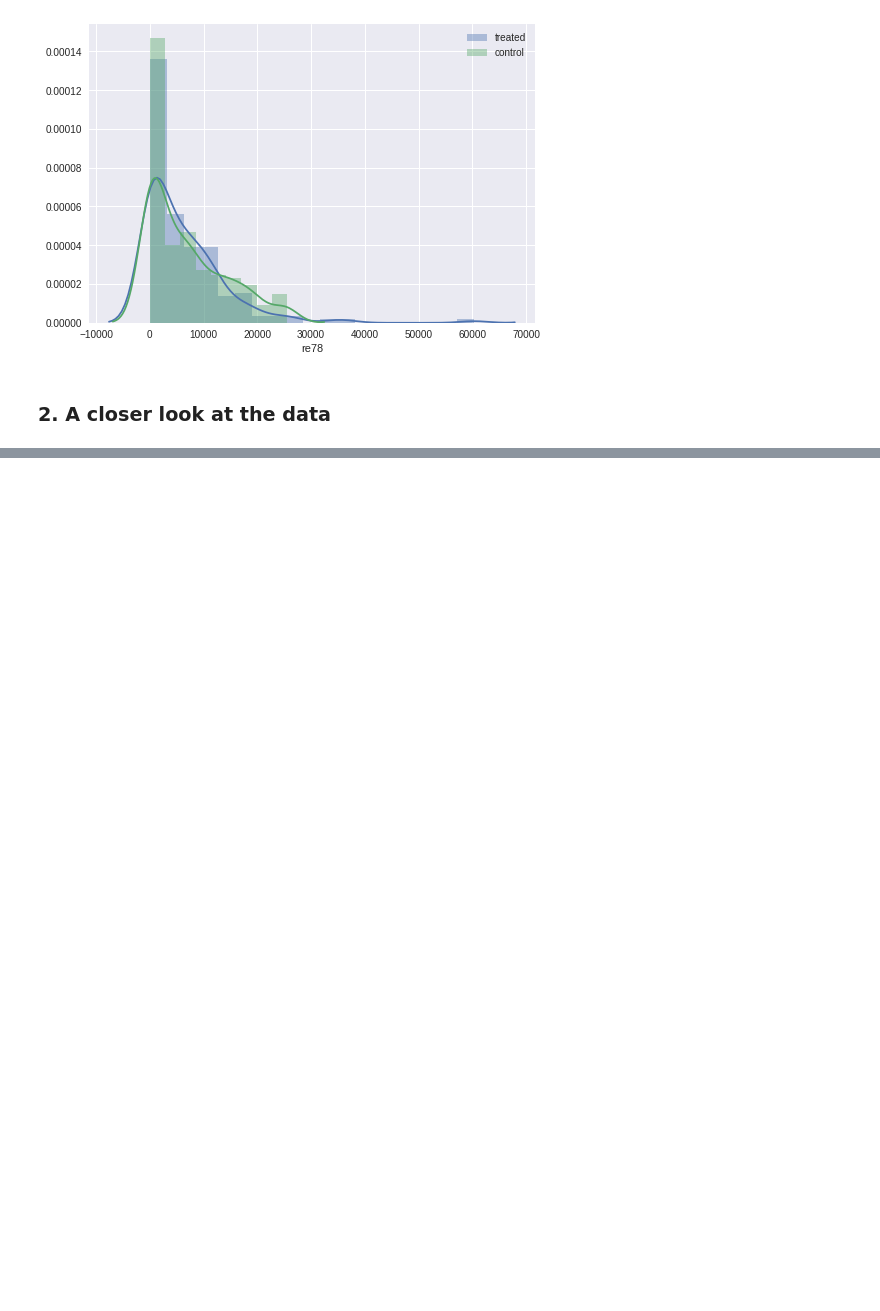
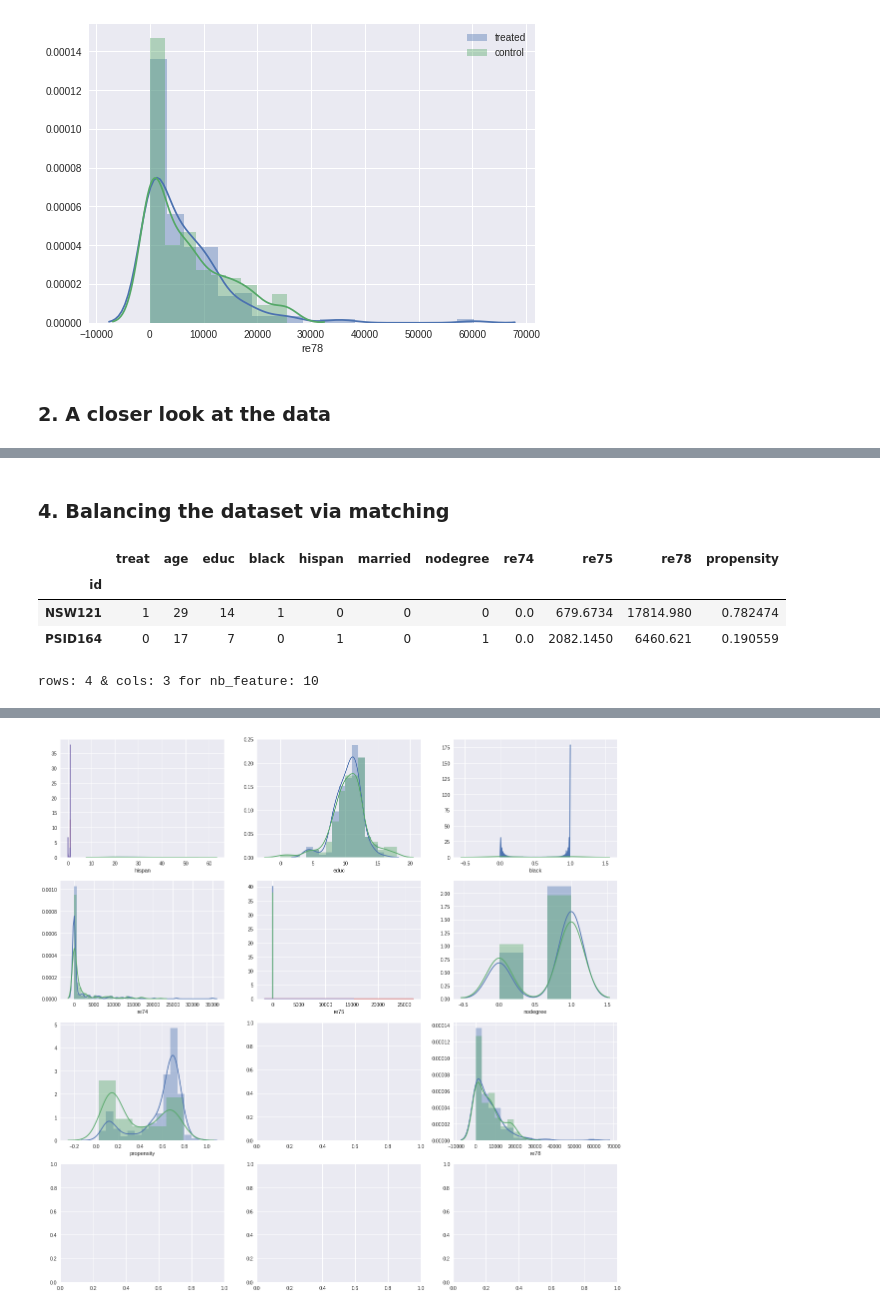
Before and after one commit to cgallay/Ada, a Jupyter notebook: Homework4/C_Homework4.ipynb, the cells around one changed output, grey strips where cells are left out. Saved outputs shown, nothing was run; the diff lists cells and outputs as text; code cells hidden in the pictures; blank space fills up the shorter version.

```diff
--- a/Homework4/C_Homework4.ipynb
+++ b/Homework4/C_Homework4.ipynb
@@ -87,0 +103,12 @@ df_all_summary
+# %%
+from sklearn import linear_model
+logistic = linear_model.LogisticRegression(penalty='l1')
+# %%
+#finding the probaility of have receive the treatement given the covariate (features) (this is call the propensity score)
+X = df_lalonde[get_features(df_lalonde)]
+y = df_lalonde['treat']
+logistic.fit(X, y)
+df_lalonde['propensity'] = logistic.predict_proba(X)[:,1]
+#df_lalonde['propensity2'] = logistic.predict(X)
+print(f'The logistic regression score : {logistic.score(X, y)}')
+df_lalonde.head()
@@ -87,0 +124,2 @@ df_all_summary
+# %% [markdown]
+### 4. Balancing the dataset via matching
@@ -87,0 +129,35 @@ df_all_summary
+# %%
+def create_cost_matrix(treated, control):
+    """ Return the cost matrix between the two arrays
+        Each entry (i,j) in the cost matrix represent the distance from
+        node i to node j"""
+    cost = np.zeros([len(treated), len(control)])
+    for i, t in enumerate(treated):
+        for j, c in enumerate(control):
+            cost[i, j] = abs(t-c)
+    return cost
+
+def propensity_matching(df):
+    """Return the treated and a subset of control composed from the
+    one matching between the closest point in the control dataset"""
+    df_treated = df[df['treat']==1]
+    df_control = df[df['treat']==0]
+    cost_matrix = create_cost_matrix(df_treated['propensity'], df_control['propensity'])
+    #m = Munkres()
+    #match = dict(m.compute(cost_matrix))
+    row_ind, col_ind = linear_sum_assignment(cost_matrix)
+    #index = [match[i] for i in range(len(match))]
+    return pd.concat([df_treated, df_control.iloc[col_ind]])
+
+i=120
+df_balanced  = propensity_matching(df_lalonde)
+df_balanced.iloc[[i, i+185]]
+# %% [output]
+|  | treat | age | educ | black | hispan | married | nodegree | re74 | re75 | re78 | propensity |
+| id |  |  |  |  |  |  |  |  |  |  |  |
+| NSW121 | 1 | 29 | 14 | 1 | 0 | 0 | 0 | 0.0 | 679.6734 | 17814.980 | 0.782474 |
+| PSID164 | 0 | 17 | 7 | 0 | 1 | 0 | 1 | 0.0 | 2082.1450 | 6460.621 | 0.190559 |
+# %%
+compare_all_feature(df_balanced)
+# %% [output]
+rows: 4 & cols: 3 for nb_feature: 10
@@ -87,0 +174 @@ df_all_summary
+[figure, added]
```
Also changed, not shown: parts of 12 cells of this notebook.
